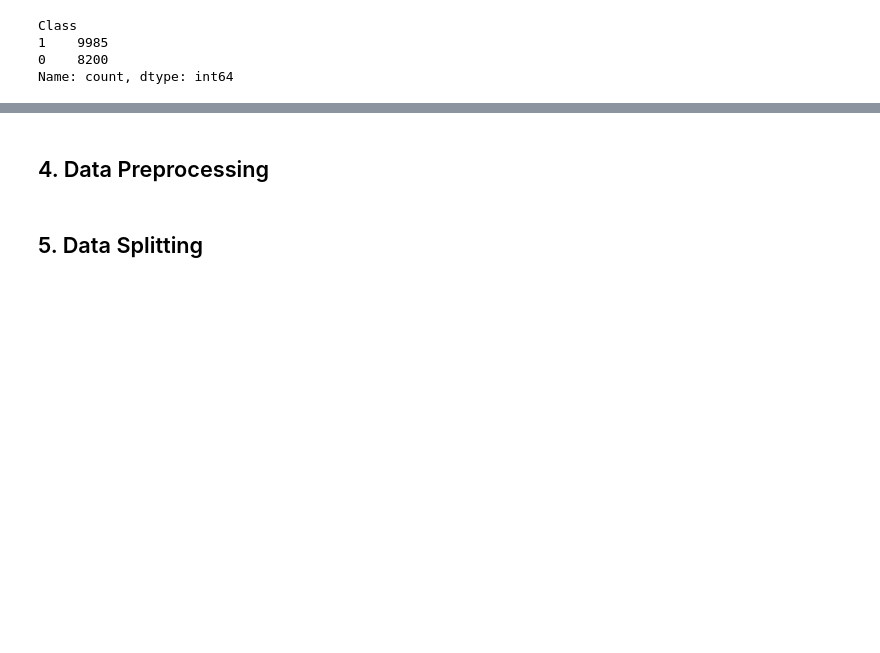
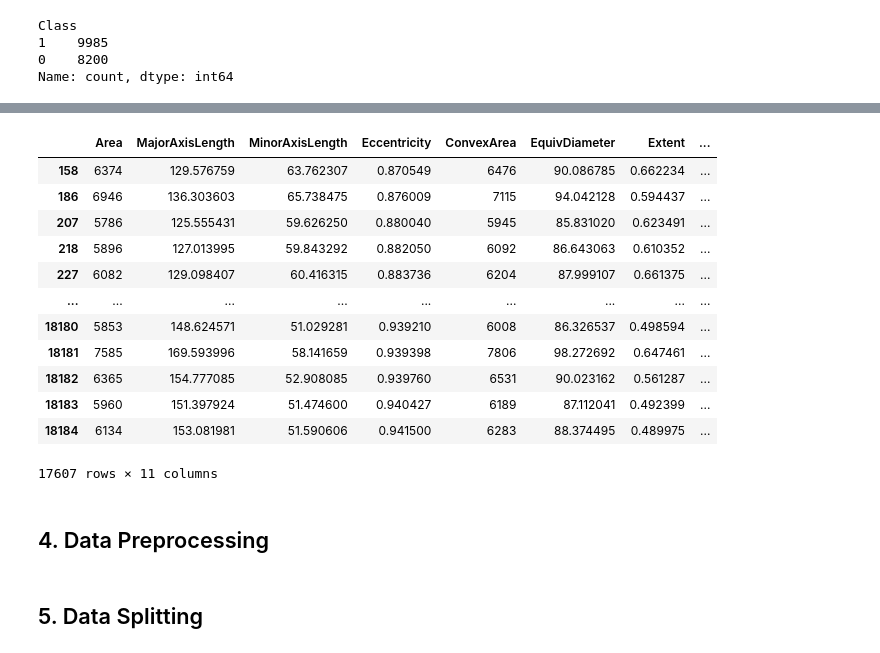
Before and after one commit to mcikalmerdeka/pytorch-learning, a Jupyter notebook: rice_type_classification/main.ipynb, the cells around one changed output, grey strips where cells are left out. Drawn from its saved outputs; the diff is of its cells as text; code cells hidden in the pictures; blank space fills up the shorter version.

```diff
--- a/rice_type_classification/main.ipynb
+++ b/rice_type_classification/main.ipynb
@@ -112,0 +143,17 @@ display(numerical_summary)
+# %%
+# Implement the outliers handling
+df_outlier_handle = filter_outliers(df, columns=nums_cols, method='iqr', threshold=1.5, detect_only=False)
+# %% [output]
+|  | Area | MajorAxisLength | MinorAxisLength | Eccentricity | ConvexArea | EquivDiameter | Extent | ... |
+| 158 | 6374 | 129.576759 | 63.762307 | 0.870549 | 6476 | 90.086785 | 0.662234 | ... |
+| 186 | 6946 | 136.303603 | 65.738475 | 0.876009 | 7115 | 94.042128 | 0.594437 | ... |
+| 207 | 5786 | 125.555431 | 59.626250 | 0.880040 | 5945 | 85.831020 | 0.623491 | ... |
+| 218 | 5896 | 127.013995 | 59.843292 | 0.882050 | 6092 | 86.643063 | 0.610352 | ... |
+| 227 | 6082 | 129.098407 | 60.416315 | 0.883736 | 6204 | 87.999107 | 0.661375 | ... |
+| ... | ... | ... | ... | ... | ... | ... | ... | ... |
+| 18180 | 5853 | 148.624571 | 51.029281 | 0.939210 | 6008 | 86.326537 | 0.498594 | ... |
+| 18181 | 7585 | 169.593996 | 58.141659 | 0.939398 | 7806 | 98.272692 | 0.647461 | ... |
+| 18182 | 6365 | 154.777085 | 52.908085 | 0.939760 | 6531 | 90.023162 | 0.561287 | ... |
+| 18183 | 5960 | 151.397924 | 51.474600 | 0.940427 | 6189 | 87.112041 | 0.492399 | ... |
+| 18184 | 6134 | 153.081981 | 51.590606 | 0.941500 | 6283 | 88.374495 | 0.489975 | ... |
+17607 rows × 11 columns
```
Also changed, not shown: parts of 5 cells of this notebook.
